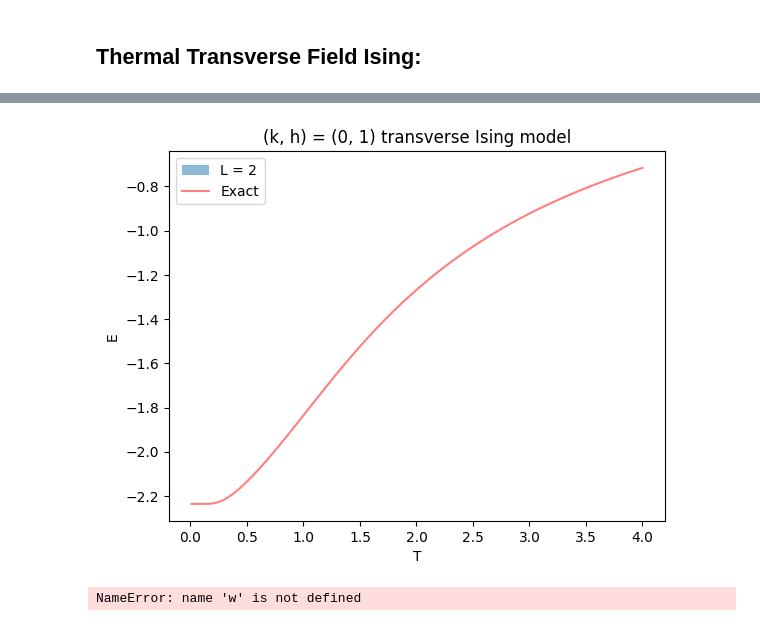
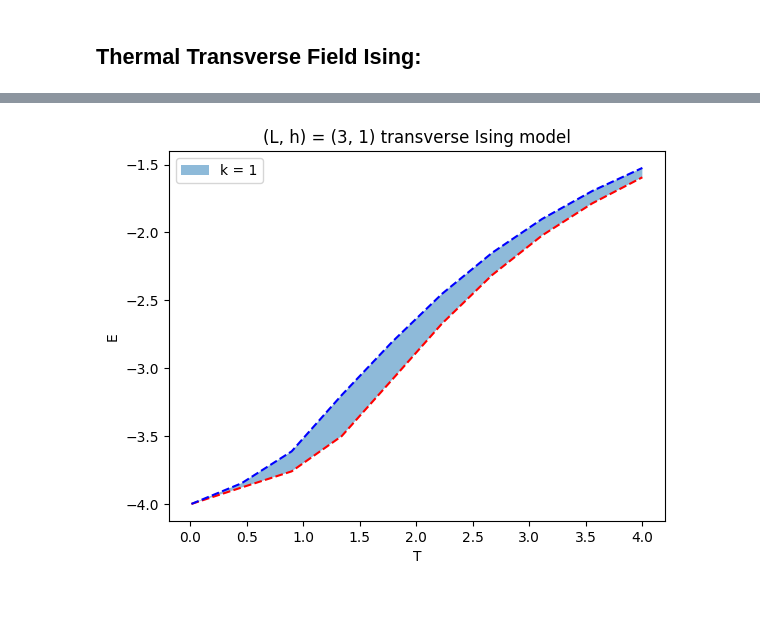
Before and after one commit to Newtech66/mtp-matrix-bootstrap, a Jupyter notebook: ising-bootstrap-basis.ipynb, the cells around one changed output, grey strips where cells are left out. Cells and saved outputs as stored; diff of their text form; code cells hidden in the pictures.

```diff
--- a/ising-bootstrap-basis.ipynb
+++ b/ising-bootstrap-basis.ipynb
@@ -401,6 +318,7 @@ Cv=np.gradient(Energy,Temp)
+# %%
+L, h, k = 3, 1, 1
+beta, minprob, maxprob = construct_problem(L, h, k)
 # %%
-betas = 1/np.linspace(0.01, 4, num = 20)
-k = 0
-# h, L = 1, 3
-print(SiteBasis(L).size())
+betas = 1/np.linspace(0.01, 4, num = 10)
+mins, maxs = solve_energy(betas, beta, minprob, maxprob)
 # %% [output]
@@ -408,2 +341,0 @@ print(SiteBasis(L).size())
-# %%
-mins, maxs, Bmins, Bmaxs = solve_energy(betas, h, L, k)
@@ -444,29 +342,11 @@ Solving for T=0.01, i=1:
 # %%
-plt.fill_between(1/betas, mins, maxs, alpha = 0.5, label=f'L = {L}')
+plt.fill_between(1/betas, mins, maxs, alpha = 0.5, label=f'k = {k}')
 plt.plot(1/betas, mins,c ='red',linestyle='--')
 plt.plot(1/betas, maxs,c ='blue',linestyle='--')
-plt.plot(Temp, Energy, alpha=0.5, label='Exact', c='red')
-# plt.xlim(0.0,0.5)
-# plt.ylim(-2.0,-2.5)
 plt.xlabel('T')
 plt.ylabel('E')
-plt.title(f'(k, h) = ({k}, {h}) transverse Ising model')
+plt.title(f'(L, h) = ({L}, {h}) transverse Ising model')
 plt.legend()
 plt.show()
 # %% [output]
-[figure, old version]
+[figure, new version]
-# %%
-# w = 'XY'
-Z0mins = [V[SiteBasis(L).rank(w)] for V in Bmins]
-Z0maxs = [V[SiteBasis(L).rank(w)] for V in Bmaxs]
-plt.fill_between(1/betas, Z0mins, Z0maxs, alpha = 0.5, label=f'L = {L}')
-plt.plot(1/betas, Z0mins,c ='red',linestyle='--')
-plt.plot(1/betas, Z0maxs,c ='blue',linestyle='--')
-# plt.plot(Temp, expXX, alpha=0.5, label='Exact', c='red')
-plt.xlabel('T')
-plt.ylabel('<Z0>')
-plt.title(f'(k, h) = ({k}, {h}) transverse Ising')
-plt.legend()
-plt.show()
-# %% [output]
-NameError: name 'w' is not defined
```
Also changed, not shown: parts of 17 cells of this notebook, 5 other files.
